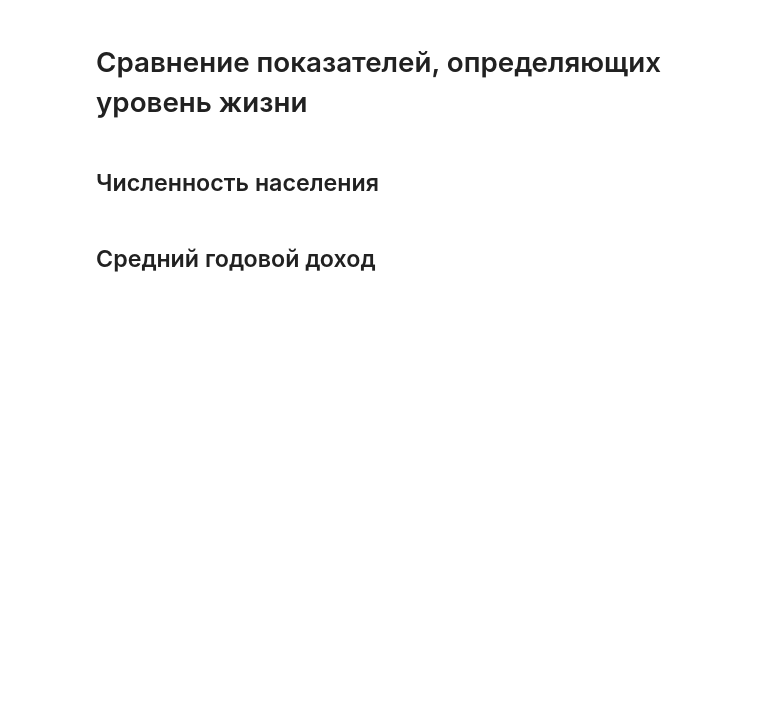
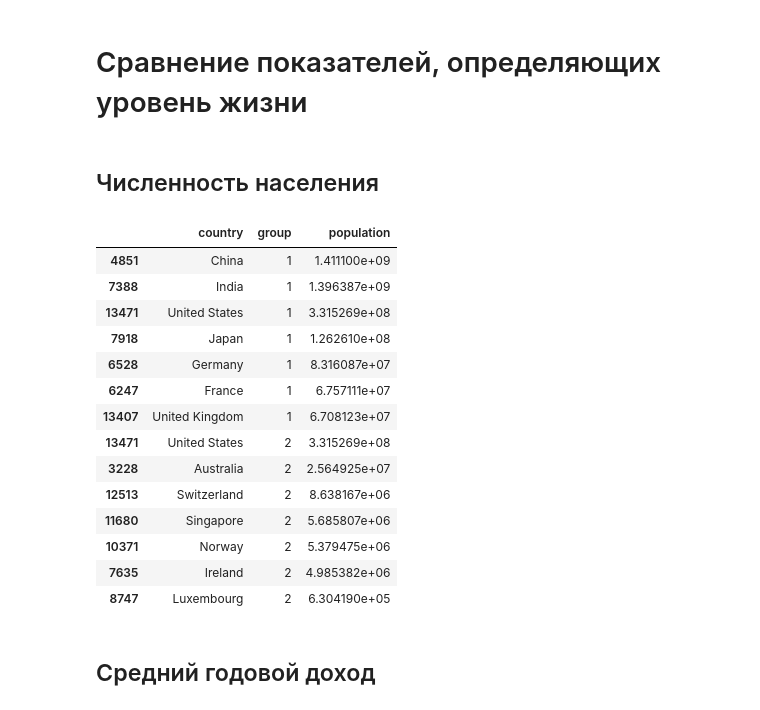
Before and after one commit to XTerris/economic_analysis, a Jupyter notebook: main.ipynb, the cells around one changed output. Cells and saved outputs as stored; diff of their text form; code cells hidden in the pictures; blank space fills up the shorter version.

```diff
--- a/main.ipynb
+++ b/main.ipynb
@@ -786,3 +786,24 @@ plt.show()
+# %%
+# data for presentation
+df[df["date"] == end_year][["country", "group", "population"]].sort_values(
+    ["group", "population"], ascending=[True, False]
+)
+# %% [output]
+|  | country | group | population |
+| 4851 | China | 1 | 1.411100e+09 |
+| 7388 | India | 1 | 1.396387e+09 |
+| 13471 | United States | 1 | 3.315269e+08 |
+| 7918 | Japan | 1 | 1.262610e+08 |
+| 6528 | Germany | 1 | 8.316087e+07 |
+| 6247 | France | 1 | 6.757111e+07 |
+| 13407 | United Kingdom | 1 | 6.708123e+07 |
+| 13471 | United States | 2 | 3.315269e+08 |
+| 3228 | Australia | 2 | 2.564925e+07 |
+| 12513 | Switzerland | 2 | 8.638167e+06 |
+| 11680 | Singapore | 2 | 5.685807e+06 |
+| 10371 | Norway | 2 | 5.379475e+06 |
+| 7635 | Ireland | 2 | 4.985382e+06 |
+| 8747 | Luxembourg | 2 | 6.304190e+05 |
 # %% [markdown]
 ## Средний годовой доход
 # %%
```
Also changed, not shown: parts of 9 cells of this notebook, 1 other file.
